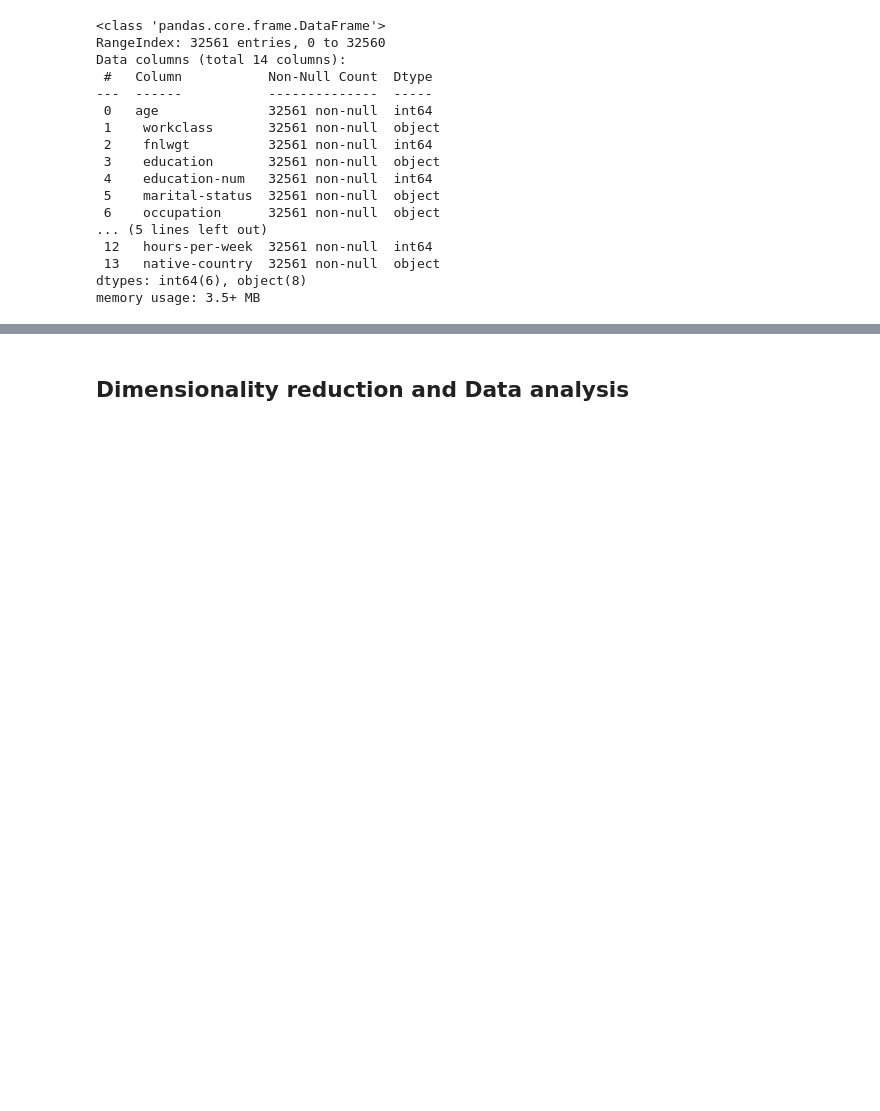
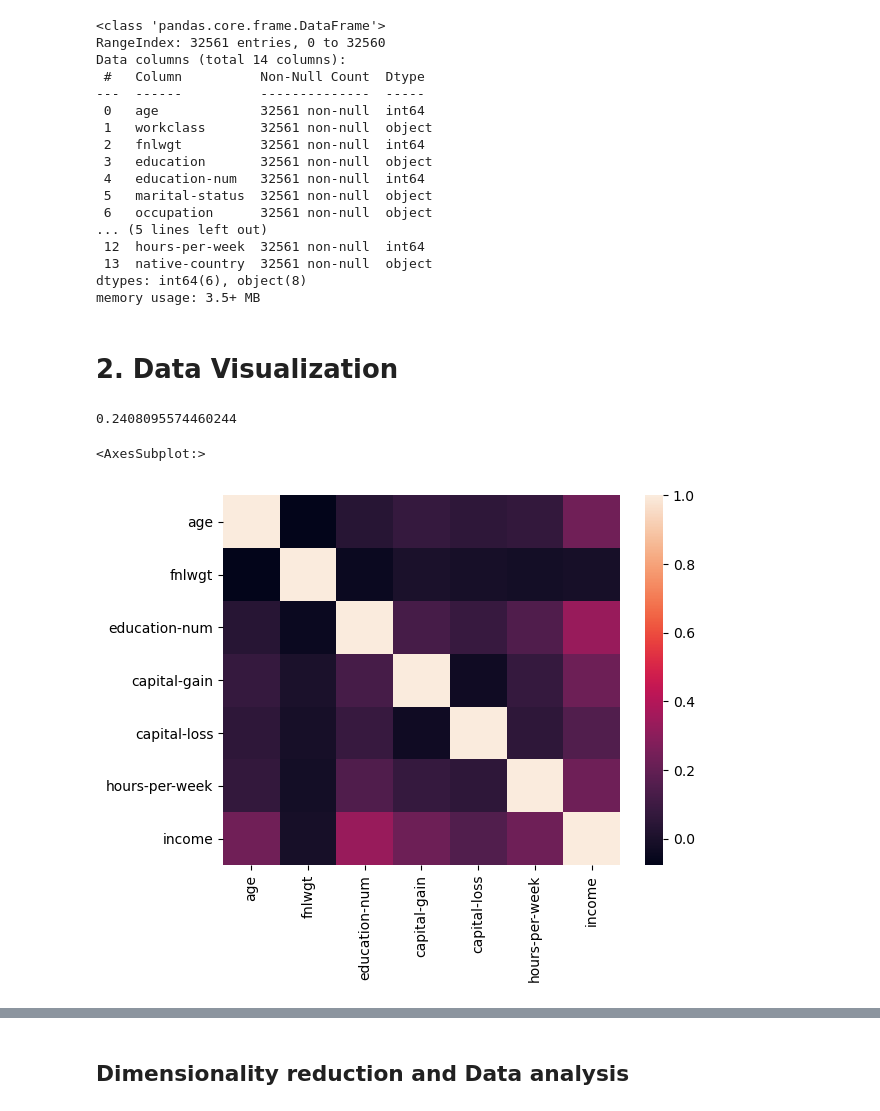
Before and after one commit to kklimov1/Income_Classification_Analysis, a Jupyter notebook: analysis_clf.ipynb, the cells around one changed output, grey strips where cells are left out. Saved outputs shown, nothing was run; the diff lists cells and outputs as text; code cells hidden in the pictures; blank space fills up the shorter version.

Commit message:
finished adding visuals

```diff
--- a/analysis_clf.ipynb
+++ b/analysis_clf.ipynb
@@ -50,2 +90,9 @@ Data columns (total 14 columns):
 dtypes: int64(6), object(8)
 memory usage: 3.5+ MB
+# %% [markdown]
+# 2. Data Visualization
+# %%
+#Only 24% of our training data consists of >50K$ instances, so we will likely struggle with acheiving a good recall score but will likely get good accuracy scores!
+sum(y_train)/len(y_train)
+# %% [output]
+0.2408095574460244
@@ -51,0 +102,9 @@ memory usage: 3.5+ MB
+# %%
+df_temp=pd.merge(X_train, y_train, right_index=True, left_index=True)
+# %%
+#Of particular interest to us in the numerical analysis, will be the education-num, age, and hours per week worked
+corr_num=df_temp.corr()
+sns.heatmap(corr_num)
+# %% [output]
+<AxesSubplot:>
+[figure, added]
```
Also changed, not shown: parts of 53 cells of this notebook.
